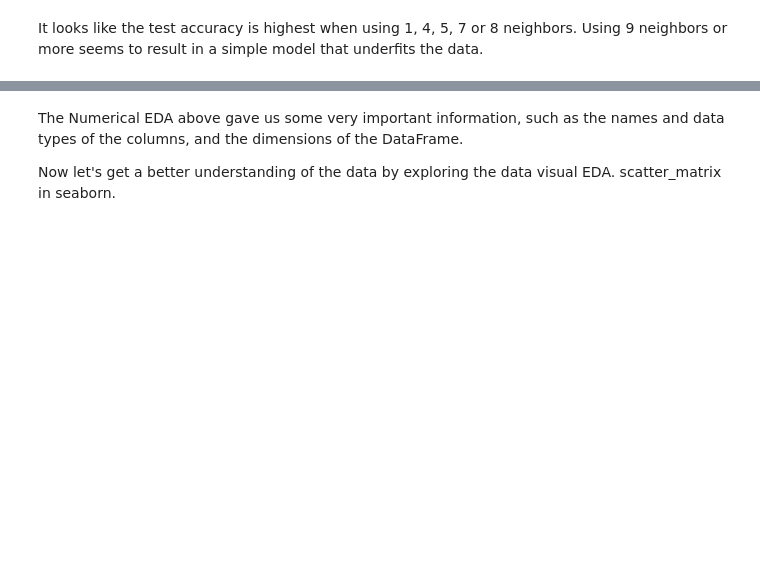
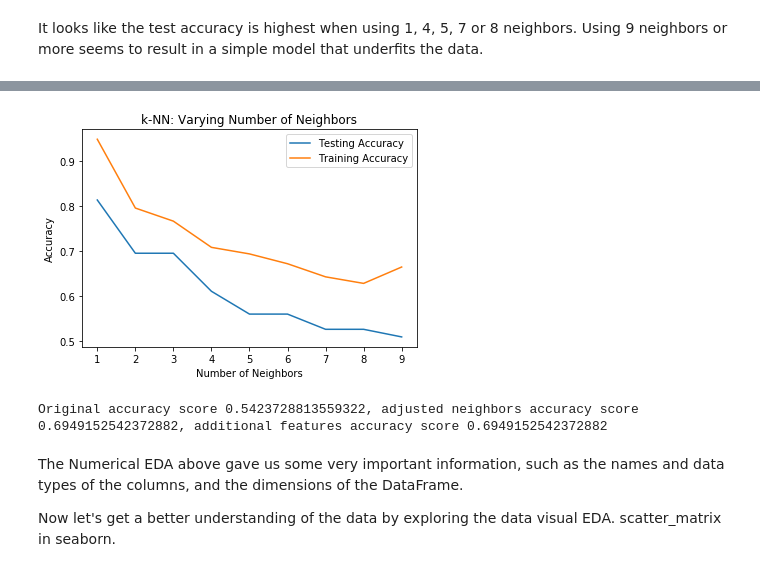
Before and after one commit to SQLDataNinja/pyDataScienceAdventure, a Jupyter notebook: PythonProgramming_SciKit-Learn.ipynb, the cells around one changed output, grey strips where cells are left out. Drawn from its saved outputs; the diff is of its cells as text; code cells hidden in the pictures; blank space fills up the shorter version.

```diff
--- a/PythonProgramming_SciKit-Learn.ipynb
+++ b/PythonProgramming_SciKit-Learn.ipynb
@@ -357,0 +444,11 @@ print(knn.score(X_test, y_test))
+# %%
+plt_neighbors_accuracy(X_train, y_train)
+# %% [output]
+[figure, added]
+# %%
+# Calculate Accuracy of our model
+acc_score2 = knn.score(X_test, y_test)
+print('Original accuracy score {0}, adjusted neighbors accuracy score {1}, additional features accuracy score {2}'.
+      format(acc_score1, acc_score2, acc_score3))
+# %% [output]
+Original accuracy score 0.5423728813559322, adjusted neighbors accuracy score 0.6949152542372882, additional features accuracy score 0.6949152542372882
```
Also changed, not shown: parts of 26 cells of this notebook, 1 other file.
